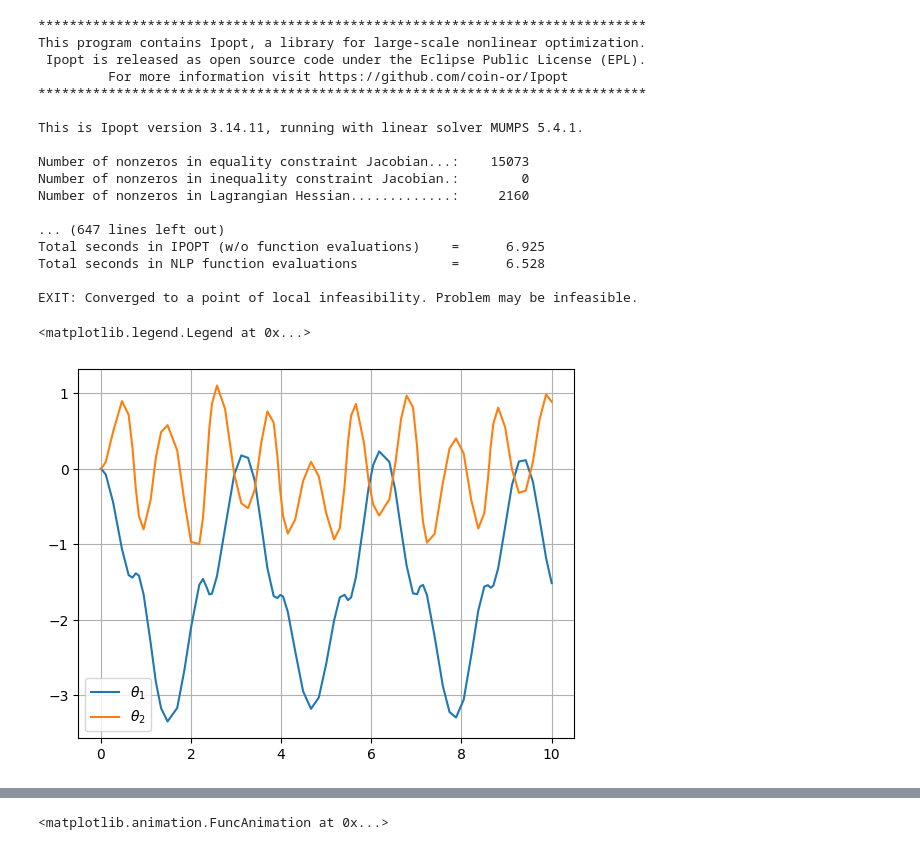
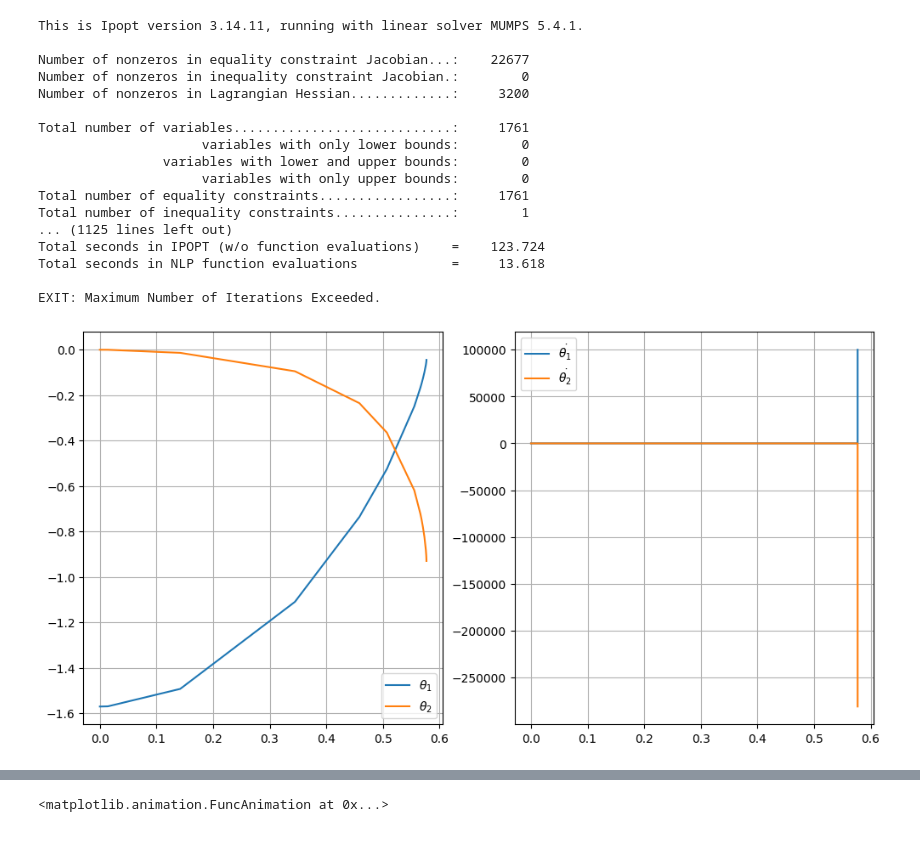
Before and after one commit to aneesas/1632-project, a Jupyter notebook: acrobot_yapss.ipynb, the cells around one changed output, grey strips where cells are left out. Saved outputs shown, nothing was run; the diff lists cells and outputs as text; code cells hidden in the pictures.

Commit message:
Committing changes before I start deleting wildly because the textbook dynamics seem to be wrong

```diff
--- a/acrobot_yapss.ipynb
+++ b/acrobot_yapss.ipynb
@@ -9,6 +9,7 @@ import helpers
 # %%
 ### Global settings
 PASSIVE_BOT = True  # Set to True to run with zero input and simulate dynamics only
+SPONG_DYNAMICS = False
 TORQUE_MAX = 8  # N-m; max input magnitude
 # %%
 ### Acrobot parameters (taken from Spong 1995)
@@ -44,18 +48,18 @@ problem = Problem(name="acrobot", nx=[4], nu=[1], nq=[1])
 # %%
 ### Acrobot dynamics & objective function
 
-def acrobot_dynamics(theta1, theta2, theta1_dot, theta2_dot, u):
+def dynamics_tedrake(q1, q2, q1_dot, q2_dot, u):
     # M, mass matrix
-    M = np.array([[I1 + I2 + m2*l1**2 + 2*m2*l1*lc2*np.cos(theta2), I2 + m2*l1*lc2*np.cos(theta2)],
-                  [I2 + m2*l1*lc2*np.cos(theta2), I2]])
+    M = np.array([[I1 + I2 + m2*l1**2 + 2*m2*l1*lc2*np.cos(q2), I2 + m2*l1*lc2*np.cos(q2)],
+                  [I2 + m2*l1*lc2*np.cos(q2), I2]])
 
     # C, Coriolis terms
-    C = np.array([[-2*m2*l1*lc2*np.sin(theta2)*theta2_dot, -m2*l1*lc2*np.sin(theta2)*theta2_dot],
-               [m2*l1*lc2*np.sin(theta2)*theta1_dot, 0]])
+    C = np.array([[-2*m2*l1*lc2*np.sin(q2)*q2_dot, -m2*l1*lc2*np.sin(q2)*q2_dot],
+               [m2*l1*lc2*np.sin(q2)*q1_dot, 0]])
 
     # tau_g, gravity terms
-    tau_g = np.array([-m1*g*lc1*np.sin(theta1) - m2*g*(l1*np.sin(theta1) + lc2*np.sin(theta1 + theta2)),
-                   -m2*g*lc2*np.sin(theta1 + theta2)])
+    tau_g = np.array([-m1*g*lc1*np.sin(q1) - m2*g*(l1*np.sin(q1) + lc2*np.sin(q1 + q2)),
+                   -m2*g*lc2*np.sin(q1 + q2)])
 
     # Combine to make the big matrix, call it M_block
     # NOTE I'm doing it this way because numpy tries to invert block matrices as their individual blocks
@@ -65,7 +69,8 @@ def acrobot_dynamics(theta1, theta2, theta1_dot, theta2_dot, u):
                      [C[0,0], C[0,1], M[0,0], M[0,1]],
                      [C[1,0], C[1,1], M[1,0], M[1,1]]])
 
-    return np.linalg.inv(M_block) @ np.array([theta1_dot, theta2_dot, tau_g[0], tau_g[1] + u]).reshape(4, 1)
+    dynamics = np.linalg.inv(M_block) @ np.array([q1_dot, q2_dot, tau_g[0], tau_g[1] + u]).reshape(4, 1)
+    return dynamics.reshape(4,).tolist()
 
 def dynamics_spong(q1, q2, q1_dot, q2_dot, u):
     d11 = m1*lc1**2 + m2*(l1**2 + lc2**2 + 2*l1*lc2*np.cos(q2)) + I1 + I2
@@ -77,8 +82,6 @@ def dynamics_spong(q1, q2, q1_dot, q2_dot, u):
     phi1 = (m1*lc1 + m2*l1)*g*np.cos(q1) + m2*lc2*g*np.cos(q1 + q2)
     phi2 = m2*lc2*g*np.cos(q1 + q2)
 
-    # d = np.array([[d11, d12],
-    #               [d21, d22]])
     det = d22 * d11 - d12 * d21
     d_inv = np.array([[d22/det, -d12/det],
                       [-d21/det, d11/det]])
@@ -182,35 +177,36 @@ phase.control = ((0, 0),)
 # %%
 ### Mesh and solver settings
 # TODO up this to 3-400 points
-m, n = 30, 10
+m, n = 40, 10
 problem.mesh.phase[0].collocation_points = m * (n,)
 problem.mesh.phase[0].mesh_fraction = m * (1.0 / m,)
 
 problem.derivatives.order = "second"
 problem.derivatives.method = "auto"
-problem.spectral_method = "lgl"
+problem.spectral_method = "lg" #"lgl"
 problem.ipopt_options.tol = 1e-10
+problem.ipopt_options.max_iter = 1000
 # %%
 ### Solve
 output = problem.solve()
 # %% [output]
-******************************************************************************
-This program contains Ipopt, a library for large-scale nonlinear optimization.
- Ipopt is released as open source code under the Eclipse Public License (EPL).
-         For more information visit https://github.com/coin-or/Ipopt
-******************************************************************************
-
 This is Ipopt version 3.14.11, running with linear solver MUMPS 5.4.1.
 
-Number of nonzeros in equality constraint Jacobian...:    15073
+Number of nonzeros in equality constraint Jacobian...:    22677
 Number of nonzeros in inequality constraint Jacobian.:        0
-Number of nonzeros in Lagrangian Hessian.............:     2160
+Number of nonzeros in Lagrangian Hessian.............:     3200
 
-... (647 lines left out)
-Total seconds in IPOPT (w/o function evaluations)    =      6.925
-Total seconds in NLP function evaluations            =      6.528
+Total number of variables............................:     1761
+                     variables with only lower bounds:        0
+                variables with lower and upper bounds:        0
+                     variables with only upper bounds:        0
+Total number of equality constraints.................:     1761
+Total number of inequality constraints...............:        1
+... (1125 lines left out)
+Total seconds in IPOPT (w/o function evaluations)    =    123.724
+Total seconds in NLP function evaluations            =     13.618
 
-EXIT: Converged to a point of local infeasibility. Problem may be infeasible.
+EXIT: Maximum Number of Iterations Exceeded.
 # %%
 # extract information from solution
 time = output.solution.phase[0].time
@@ -226,19 +222,32 @@ tf = output.solution.phase[0].tf
 ### Simulate passive dynamics
 import scipy
 
-sol = scipy.integrate.solve_ivp(lambda t,y: dynamics_spong(*y, 0), [0, 10], [0, 0, 0, 0])
+sol = scipy.integrate.solve_ivp(lambda t,y: dynamics_tedrake(*y, 0), [0, 10], x0)
 q1 = sol.y[0]
 q2 = sol.y[1]
 q1_dot = sol.y[2]
 q2_dot = sol.y[3]
 time = sol.t
 # %%
-# Plot thetas
-plt.figure()
+# Plot thetas and theta_dots
+plt.figure(figsize=(12, 6))
+plt.subplot(121)
 plt.plot(time, q1, label="$\\theta_1$")
 plt.plot(time, q2, label="$\\theta_2$")
 plt.grid()
 plt.legend()
+
+plt.subplot(122)
+plt.plot(time, q1_dot, label="$\\dot{\\theta_1}$")
+plt.plot(time, q2_dot, label="$\\dot{\\theta_2}$")
+plt.grid()
+plt.legend()
+
+# Plot torque
+if not PASSIVE_BOT:
+    plt.figure()
+    plt.plot(time_u, torque, label="$\\tau$")
+    plt.title("Input Elbow Torque ($Nm$)")
+    plt.grid()
 # %% [output]
-<matplotlib.legend.Legend at 0x...>
-[figure, old version]
+[figure, new version]
```
Also changed, not shown: parts of 5 cells of this notebook, 1 other file.
